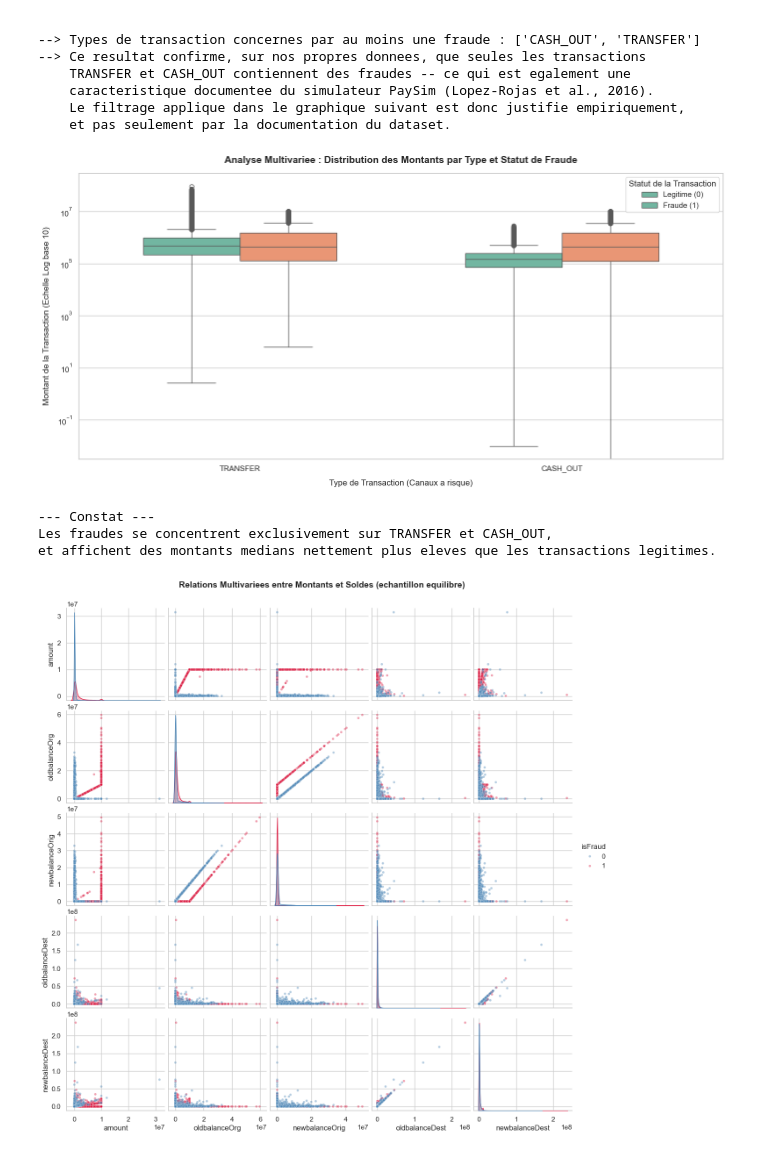
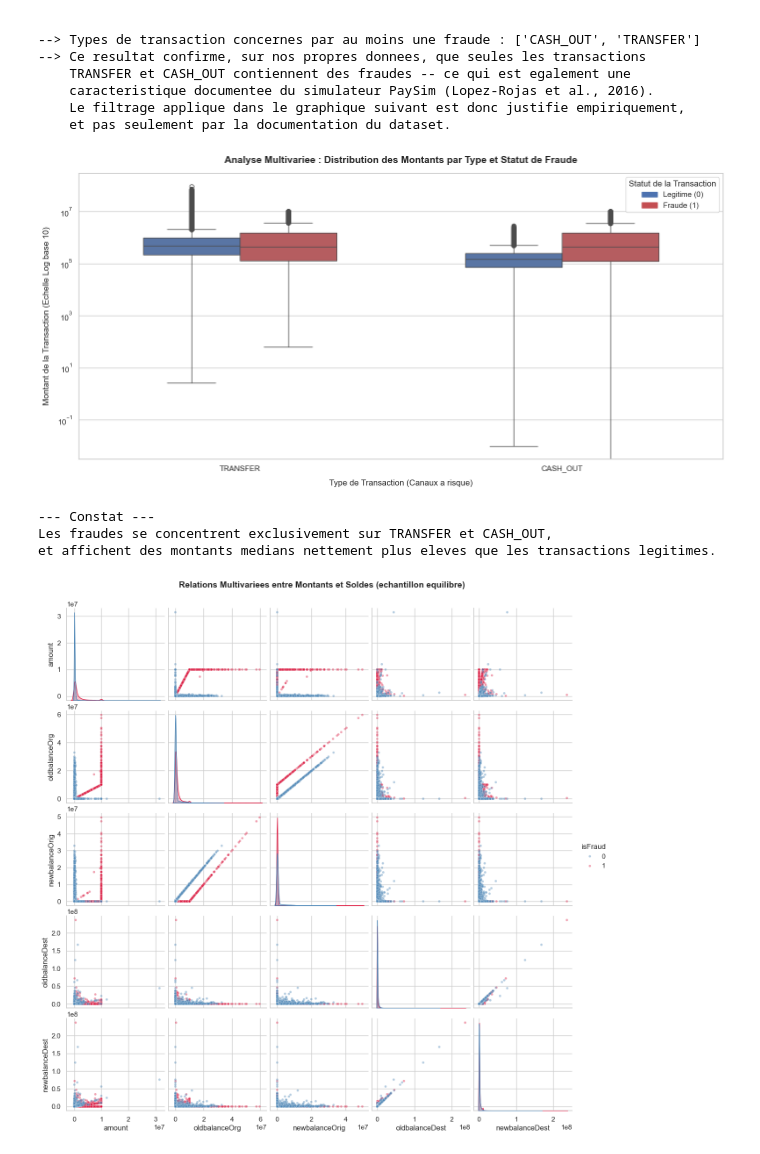
Before and after one commit to SDMIA-Projet-CapStone/mobile-money-data-generator-by_script-haiti, a Jupyter notebook: transaction-fraud-detection-capstone.ipynb, the cells around one changed output. Cells and saved outputs as stored; diff of their text form; code cells hidden in the pictures.

```diff
--- a/transaction-fraud-detection-capstone.ipynb
+++ b/transaction-fraud-detection-capstone.ipynb
@@ -288,36 +327,50 @@ PAYMENT            0          2151495         0.000000
 # GENERATION DU BOXPLOT MULTIVARIE (MONTANT PAR TYPE ET FRAUDE)
 # ==============================================================================
 
 # Filtrage : seuls TRANSFER et CASH_OUT contiennent des fraudes dans PaySim
 df_filtered = df_paysim[df_paysim['type'].isin(['TRANSFER', 'CASH_OUT'])]
 
+# Palette personnalisee : bleu = legitime, rouge = fraude
+couleur_legitime = '#4C72B0'
+couleur_fraude = '#C44E52'
+palette_custom = {0: couleur_legitime, 1: couleur_fraude}
+
 plt.figure(figsize=(14, 7))
 sns.boxplot(
     data=df_filtered,
     x='type',
     y='amount',
     hue='isFraud',
-    palette='Set2',
+    hue_order=[0, 1],
+    palette=palette_custom,
     width=0.6
 )
 
 # Echelle logarithmique CRUCIALE : les montants vont de 0.1 a 100 000 000
 plt.yscale('log')
 plt.title(
     "Analyse Multivariee : Distribution des Montants par Type et Statut de Fraude",
     fontsize=14, fontweight='bold', pad=15
 )
 plt.xlabel("Type de Transaction (Canaux a risque)", fontsize=12, labelpad=10)
 plt.ylabel("Montant de la Transaction (Echelle Log base 10)", fontsize=12, labelpad=10)
-plt.legend(title="Statut de la Transaction", labels=["Legitime (0)", "Fraude (1)"])
+
+# Legende construite manuellement : garantit que les 2 couleurs affichees
+# correspondent exactement a celles du graphique, sans dependre de l'ordre interne de seaborn
+legend_patches = [
+    mpatches.Patch(color=couleur_legitime, label='Legitime (0)'),
+    mpatches.Patch(color=couleur_fraude, label='Fraude (1)')
+]
+plt.legend(handles=legend_patches, title="Statut de la Transaction")
+
 plt.tight_layout()
 plt.show()
 
 print("--- Constat ---")
 print("Les fraudes se concentrent exclusivement sur TRANSFER et CASH_OUT,")
 print("et affichent des montants medians nettement plus eleves que les transactions legitimes.")
 # %% [output]
-[figure, old version]
+[figure, new version]
 --- Constat ---
 Les fraudes se concentrent exclusivement sur TRANSFER et CASH_OUT,
 et affichent des montants medians nettement plus eleves que les transactions legitimes.
```
Also changed, not shown: parts of 10 cells of this notebook.
